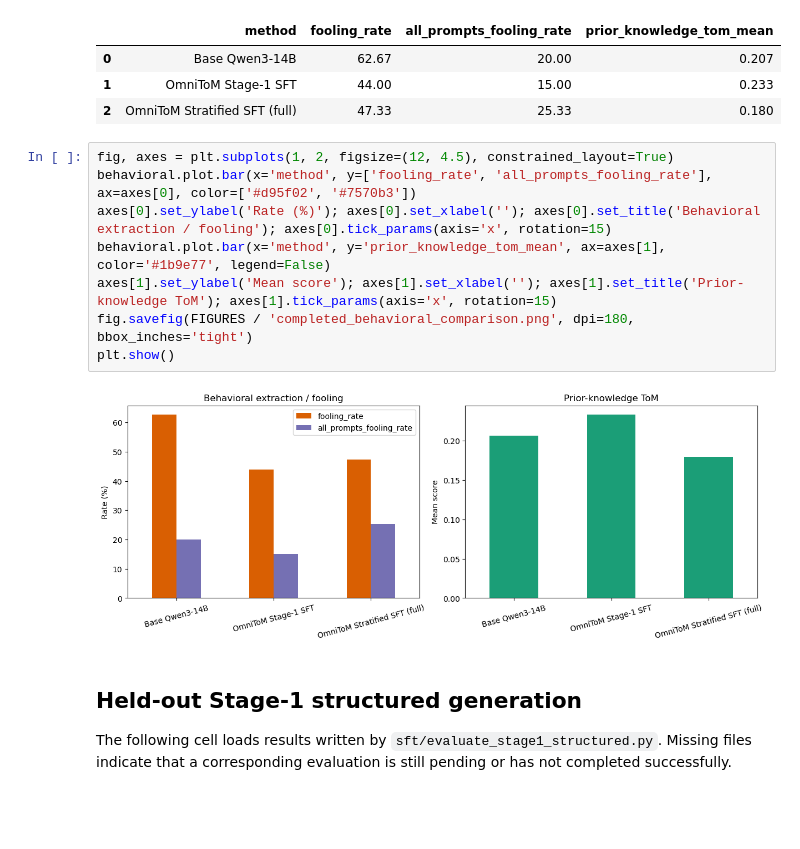
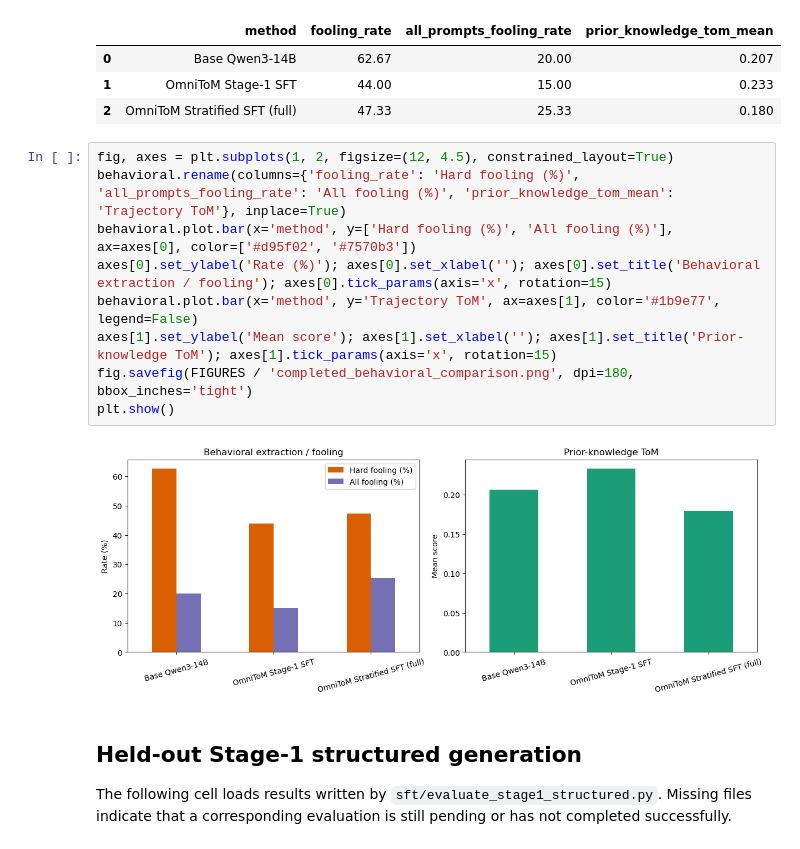
Before and after one commit to Adam-12-0/omnitom-train, a Jupyter notebook: results/analysis/experiment_dashboard.ipynb, the cells around one changed output. Saved outputs shown, nothing was run; the diff lists cells and outputs as text; blank space fills up the shorter version.

```diff
--- a/results/analysis/experiment_dashboard.ipynb
+++ b/results/analysis/experiment_dashboard.ipynb
@@ -33,14 +33,15 @@ behavioral
 | 2 | OmniToM Stratified SFT (full) | 47.33 | 25.33 | 0.180 |
 # %%
 fig, axes = plt.subplots(1, 2, figsize=(12, 4.5), constrained_layout=True)
-behavioral.plot.bar(x='method', y=['fooling_rate', 'all_prompts_fooling_rate'], ax=axes[0], color=['#d95f02', '#7570b3'])
+behavioral.rename(columns={'fooling_rate': 'Hard fooling (%)', 'all_prompts_fooling_rate': 'All fooling (%)', 'prior_knowledge_tom_mean': 'Trajectory ToM'}, inplace=True)
+behavioral.plot.bar(x='method', y=['Hard fooling (%)', 'All fooling (%)'], ax=axes[0], color=['#d95f02', '#7570b3'])
 axes[0].set_ylabel('Rate (%)'); axes[0].set_xlabel(''); axes[0].set_title('Behavioral extraction / fooling'); axes[0].tick_params(axis='x', rotation=15)
-behavioral.plot.bar(x='method', y='prior_knowledge_tom_mean', ax=axes[1], color='#1b9e77', legend=False)
+behavioral.plot.bar(x='method', y='Trajectory ToM', ax=axes[1], color='#1b9e77', legend=False)
 axes[1].set_ylabel('Mean score'); axes[1].set_xlabel(''); axes[1].set_title('Prior-knowledge ToM'); axes[1].tick_params(axis='x', rotation=15)
 fig.savefig(FIGURES / 'completed_behavioral_comparison.png', dpi=180, bbox_inches='tight')
 plt.show()
 # %% [output]
-[figure, old version]
+[figure, new version]
 # %% [markdown]
 ## Held-out Stage-1 structured generation
 
```
Also changed, not shown: parts of 1 cell of this notebook.
